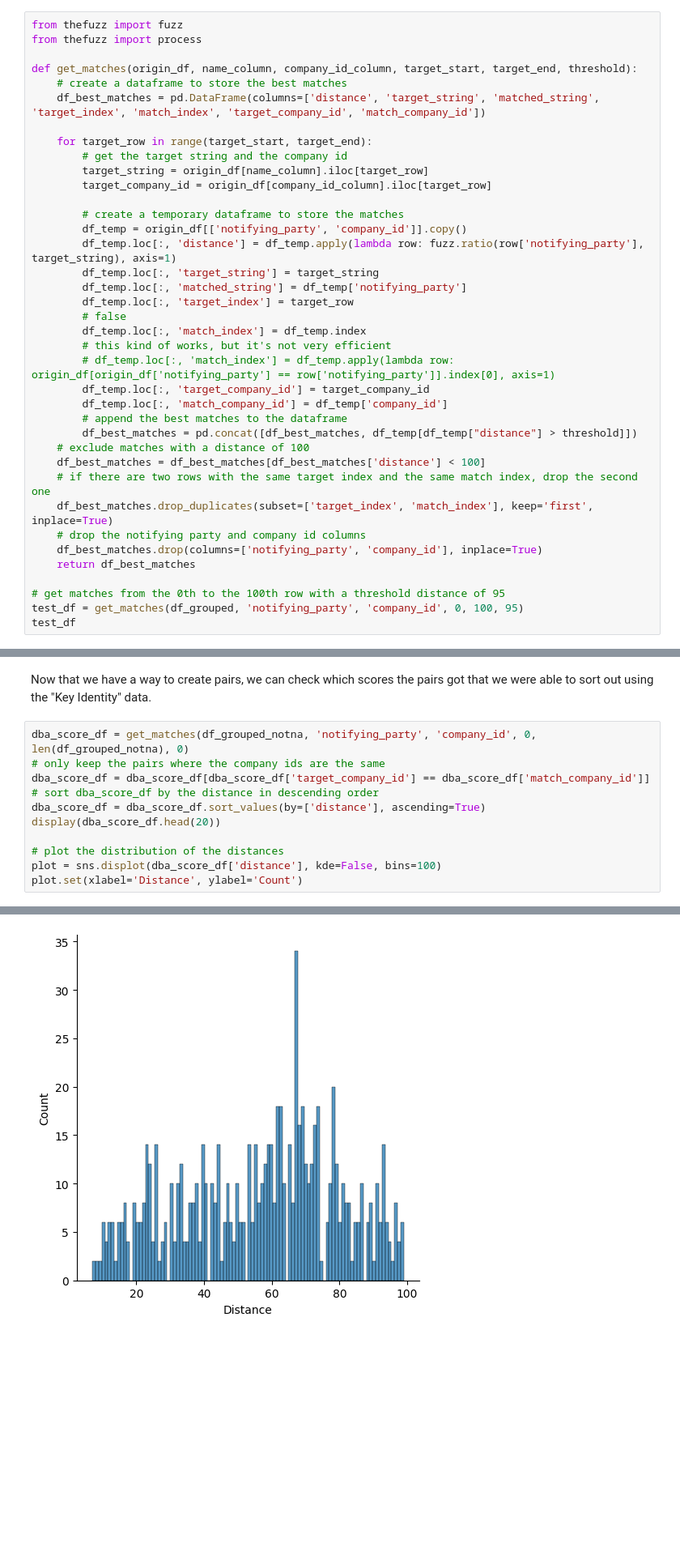
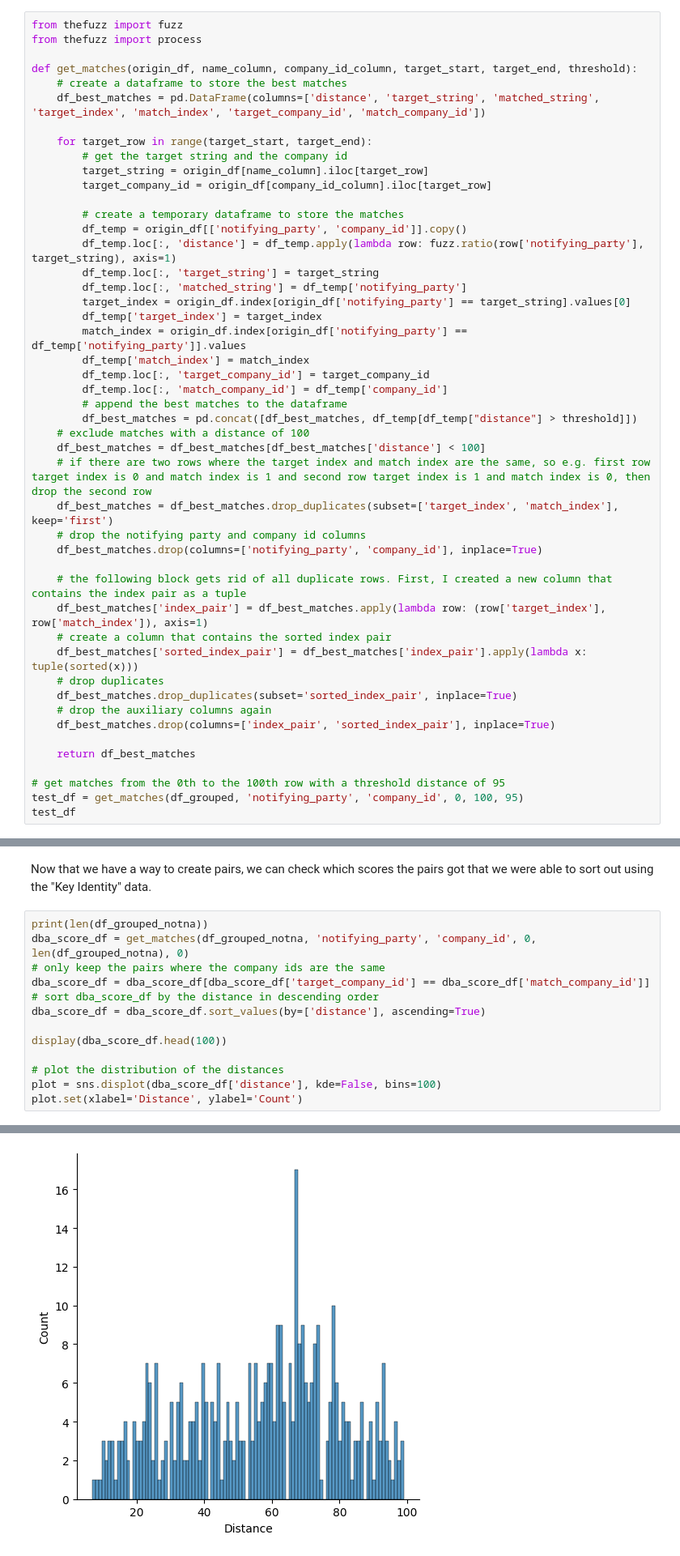
Before and after one commit to KensingtonOscupant/germanyinc-shareholders, a Jupyter notebook: src/exploration.ipynb, the cells around one changed output, grey strips where cells are left out. Shown at 81% size. Cells and saved outputs as stored; diff of their text form; blank space fills up the shorter version.

```diff
--- a/src/exploration.ipynb
+++ b/src/exploration.ipynb
@@ -129,21 +129,30 @@ def get_matches(origin_df, name_column, company_id_column, target_start, target_
         df_temp.loc[:, 'distance'] = df_temp.apply(lambda row: fuzz.ratio(row['notifying_party'], target_string), axis=1)
         df_temp.loc[:, 'target_string'] = target_string
         df_temp.loc[:, 'matched_string'] = df_temp['notifying_party']
-        df_temp.loc[:, 'target_index'] = target_row
-        # false
-        df_temp.loc[:, 'match_index'] = df_temp.index
-        # this kind of works, but it's not very efficient
-        # df_temp.loc[:, 'match_index'] = df_temp.apply(lambda row: origin_df[origin_df['notifying_party'] == row['notifying_party']].index[0], axis=1)
+        target_index = origin_df.index[origin_df['notifying_party'] == target_string].values[0]
+        df_temp['target_index'] = target_index
+        match_index = origin_df.index[origin_df['notifying_party'] == df_temp['notifying_party']].values
+        df_temp['match_index'] = match_index
         df_temp.loc[:, 'target_company_id'] = target_company_id
         df_temp.loc[:, 'match_company_id'] = df_temp['company_id']
         # append the best matches to the dataframe
         df_best_matches = pd.concat([df_best_matches, df_temp[df_temp["distance"] > threshold]])
     # exclude matches with a distance of 100
     df_best_matches = df_best_matches[df_best_matches['distance'] < 100]
-    # if there are two rows with the same target index and the same match index, drop the second one
-    df_best_matches.drop_duplicates(subset=['target_index', 'match_index'], keep='first', inplace=True)
+    # if there are two rows where the target index and match index are the same, so e.g. first row target index is 0 and match index is 1 and second row target index is 1 and match index is 0, then drop the second row
+    df_best_matches = df_best_matches.drop_duplicates(subset=['target_index', 'match_index'], keep='first')
     # drop the notifying party and company id columns
     df_best_matches.drop(columns=['notifying_party', 'company_id'], inplace=True)
+
+    # the following block gets rid of all duplicate rows. First, I created a new column that contains the index pair as a tuple
+    df_best_matches['index_pair'] = df_best_matches.apply(lambda row: (row['target_index'], row['match_index']), axis=1)
+    # create a column that contains the sorted index pair
+    df_best_matches['sorted_index_pair'] = df_best_matches['index_pair'].apply(lambda x: tuple(sorted(x)))
+    # drop duplicates
+    df_best_matches.drop_duplicates(subset='sorted_index_pair', inplace=True)
+    # drop the auxiliary columns again
+    df_best_matches.drop(columns=['index_pair', 'sorted_index_pair'], inplace=True)
+
     return df_best_matches
 
 # get matches from the 0th to the 100th row with a threshold distance of 95
@@ -169,12 +177,14 @@ test_df.to_csv('../data/sample_data.csv', index=False)
 # %% [markdown]
 Now that we have a way to create pairs, we can check which scores the pairs got that we were able to sort out using the "Key Identity" data.
 # %%
+print(len(df_grouped_notna))
 dba_score_df = get_matches(df_grouped_notna, 'notifying_party', 'company_id', 0, len(df_grouped_notna), 0)
 # only keep the pairs where the company ids are the same
 dba_score_df = dba_score_df[dba_score_df['target_company_id'] == dba_score_df['match_company_id']]
 # sort dba_score_df by the distance in descending order
 dba_score_df = dba_score_df.sort_values(by=['distance'], ascending=True)
-display(dba_score_df.head(20))
+
+display(dba_score_df.head(100))
 
 # plot the distribution of the distances
 plot = sns.displot(dba_score_df['distance'], kde=False, bins=100)
@@ -201,3 +208,3 @@ plot.set(xlabel='Distance', ylabel='Count')
-[figure, old version]
+[figure, new version]
 # %% [markdown]
 This shows that there are often fundamental differences that go way beyond simple spelling mistakes, which will make it harder to match all of them correctly. However, spelling will also play an important role for the companies already included as issuers because there are additional spellings of these companies in the shareholder data that have not yet been captured in the "Key Identity" names file (e.g. company id 617).
```
Also changed, not shown: parts of 4 cells of this notebook.
